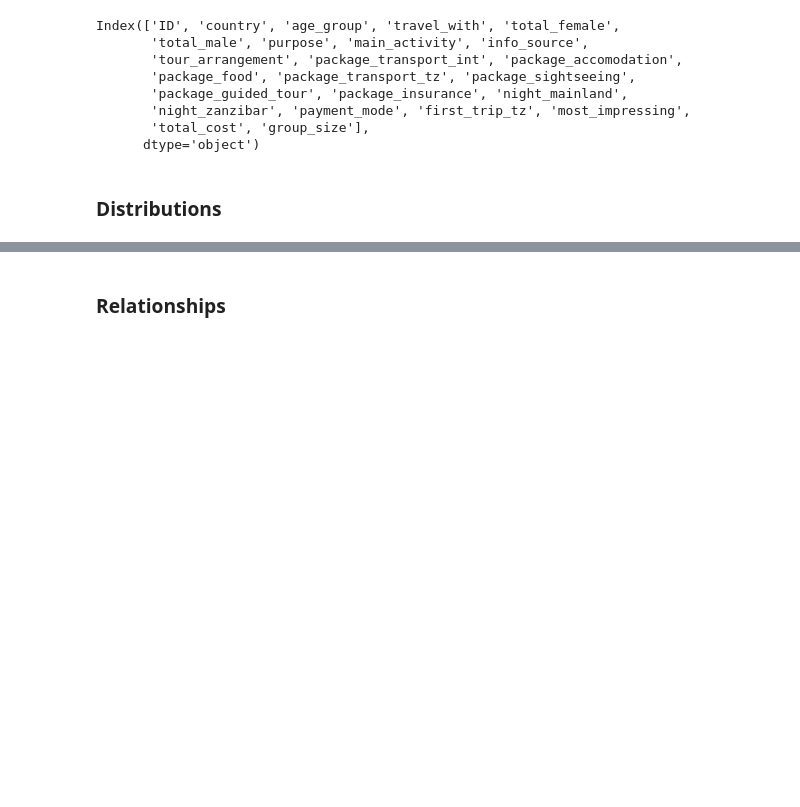
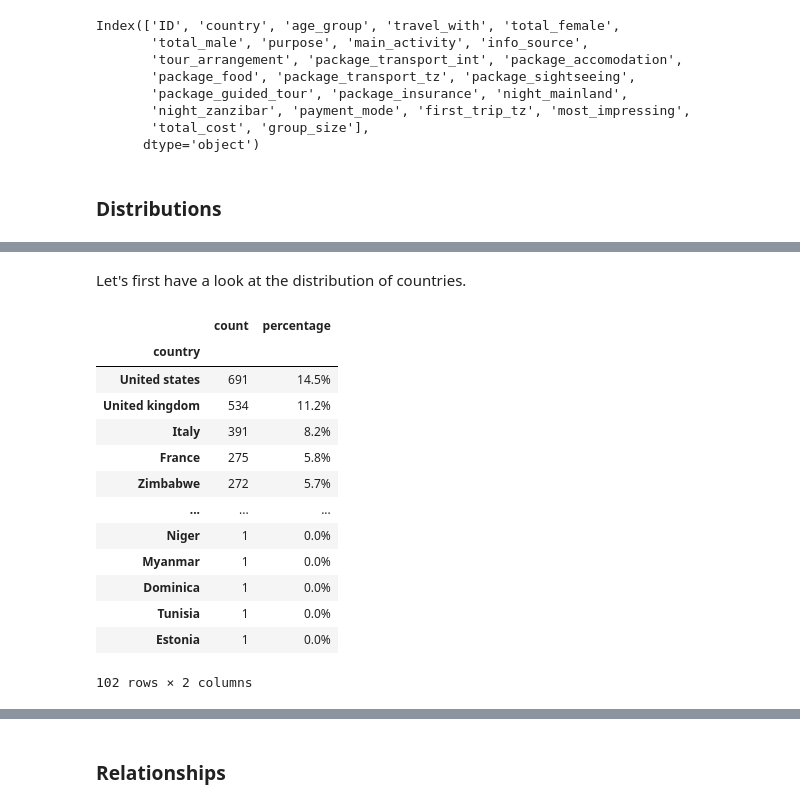
Before and after one commit to scheinmensch/Tanzania_Tourism_Prediction, a Jupyter notebook: EDA.ipynb, the cells around one changed output, grey strips where cells are left out. Saved outputs shown, nothing was run; the diff lists cells and outputs as text; code cells hidden in the pictures; blank space fills up the shorter version.

```diff
--- a/EDA.ipynb
+++ b/EDA.ipynb
@@ -428,5 +458,23 @@ Let's start with the countries. We have tourists from 105 different countries in
+# %% [markdown]
+Let's first have a look at the distribution of countries.
 # %%
-percentage = TZA['country'].value_counts(normalize=True).mul(100).round(1).astype(str) + '%'
-counts = TZA['country'].value_counts()
+percentage_c = TZA['country'].value_counts(normalize=True).mul(100).round(1).astype(str) + '%'
+counts_c = TZA['country'].value_counts()
 
-countries = pd.concat([counts,percentage], axis=1, keys=['count', 'percentage'])
+countries = pd.concat([counts_c,percentage_c], axis=1, keys=['count', 'percentage'])
+countries
+# %% [output]
+|  | count | percentage |
+| country |  |  |
+| United states | 691 | 14.5% |
+| United kingdom | 534 | 11.2% |
+| Italy | 391 | 8.2% |
+| France | 275 | 5.8% |
+| Zimbabwe | 272 | 5.7% |
+| ... | ... | ... |
+| Niger | 1 | 0.0% |
+| Myanmar | 1 | 0.0% |
+| Dominica | 1 | 0.0% |
+| Tunisia | 1 | 0.0% |
+| Estonia | 1 | 0.0% |
+102 rows × 2 columns
```
Also changed, not shown: parts of 11 cells of this notebook.
